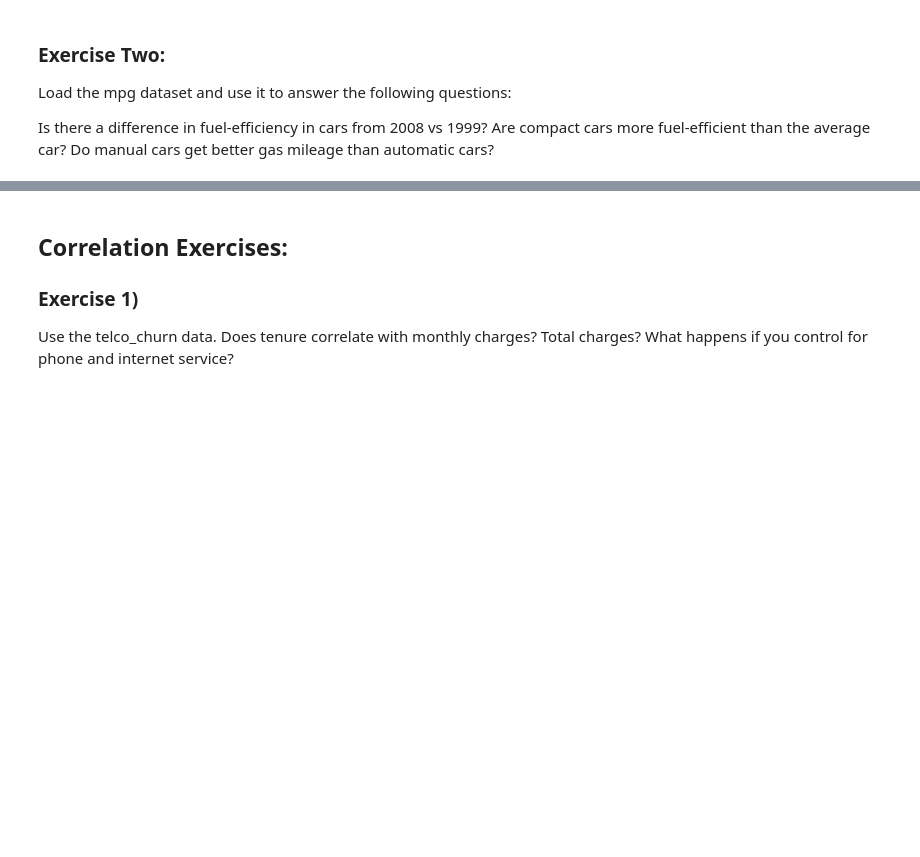
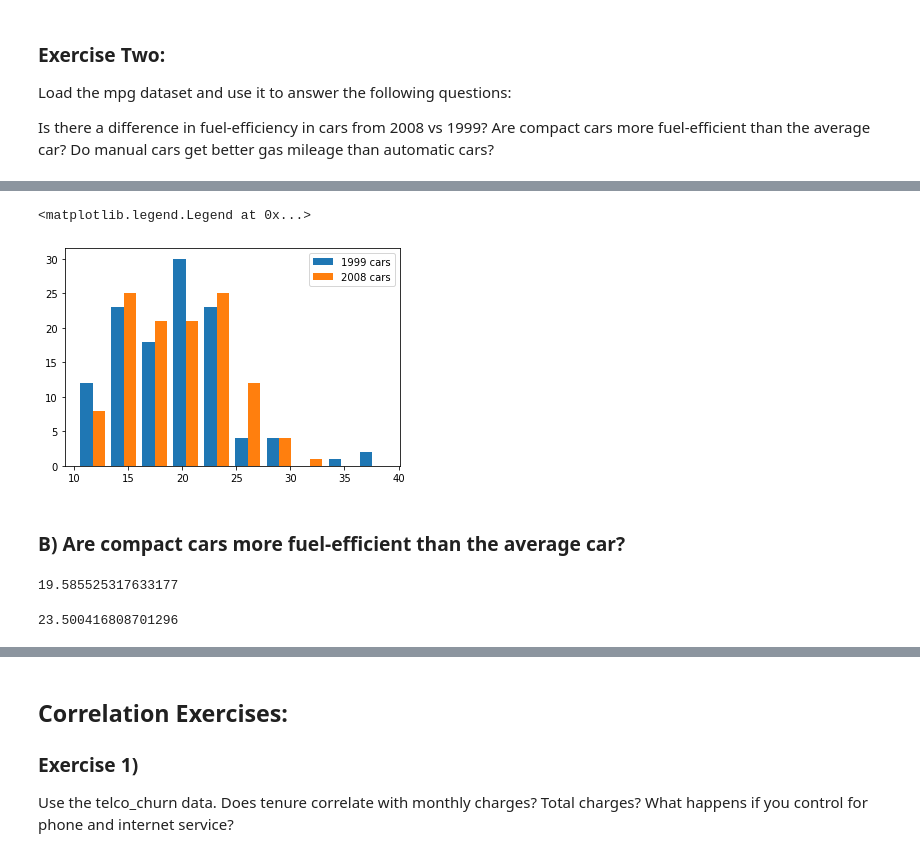
Before and after one commit to jeneyring/Stats, a Jupyter notebook: hypothesis_testing.ipynb, the cells around one changed output, grey strips where cells are left out. Cells and saved outputs as stored; diff of their text form; code cells hidden in the pictures; blank space fills up the shorter version.

```diff
--- a/hypothesis_testing.ipynb
+++ b/hypothesis_testing.ipynb
@@ -170,0 +216,9 @@ t, p = stats.ttest_ind(cars_1999, cars_2008, equal_var= True)
+# %%
+#let's plot out the data
+plt.hist([fe_1999, fe_2008], label=['1999 cars', '2008 cars'])
+plt.legend(loc='upper right')
+# %% [output]
+<matplotlib.legend.Legend at 0x...>
+[figure, added]
+# %% [markdown]
+### B) Are compact cars more fuel-efficient than the average car?
@@ -170,0 +232,10 @@ t, p = stats.ttest_ind(cars_1999, cars_2008, equal_var= True)
+# %%
+#here's the population mean of all cars
+pop_mean
+# %% [output]
+19.585525317633177
+# %%
+#here's compact cars' mean:
+fe_compact.mean()
+# %% [output]
+23.500416808701296
```
Also changed, not shown: parts of 42 cells of this notebook, 1 other file.
